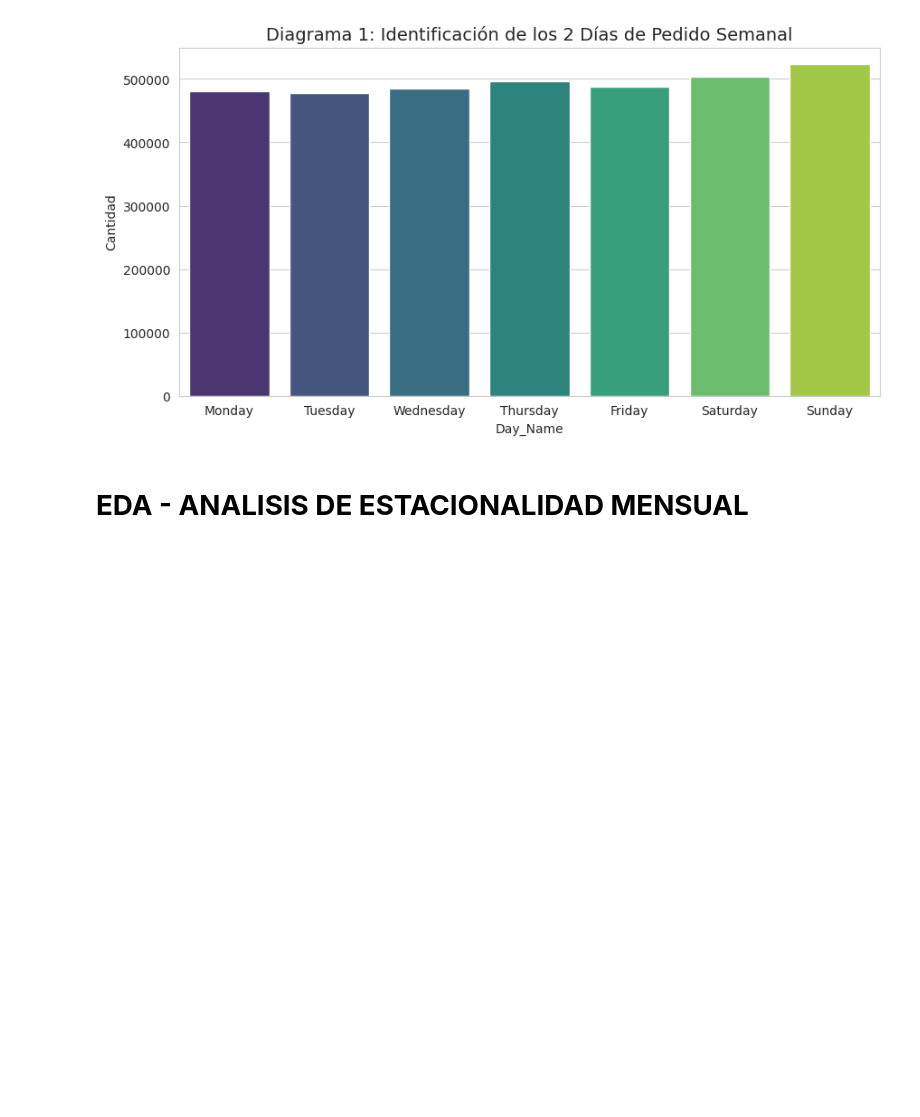
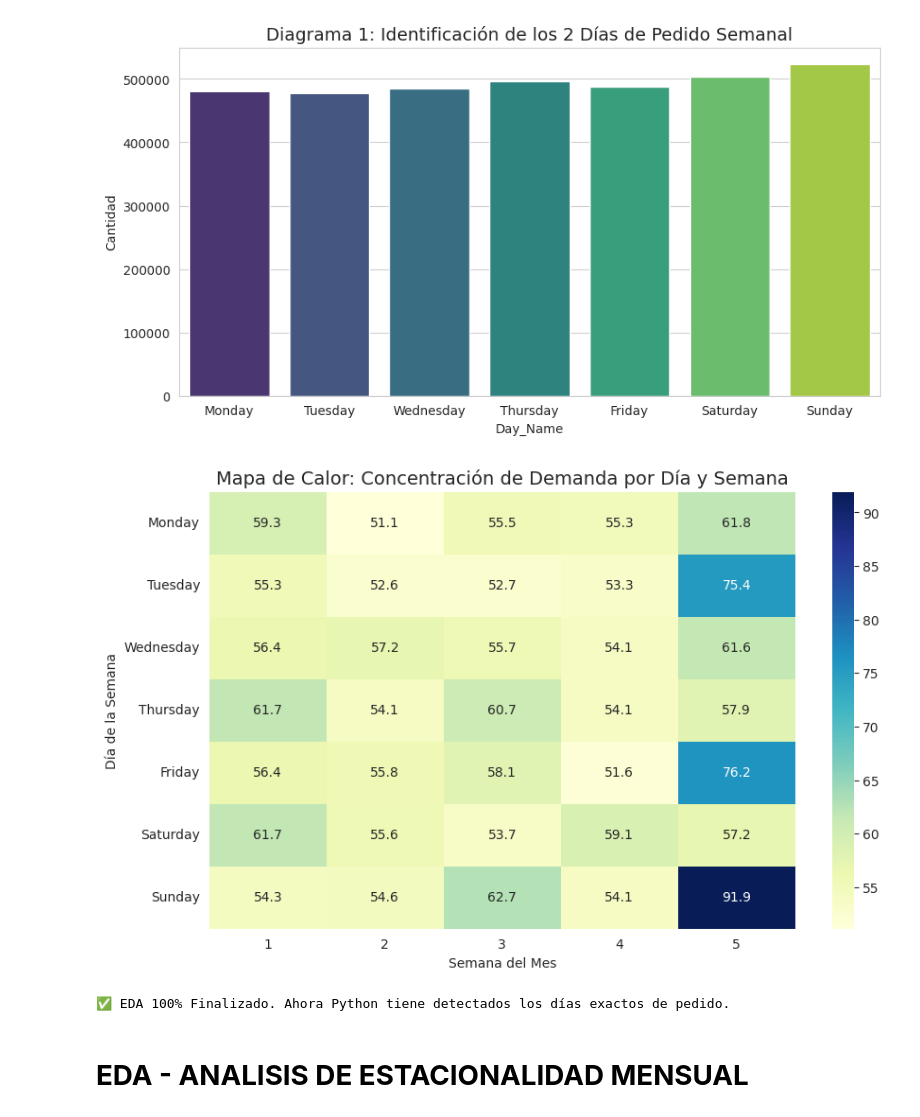
Before and after one commit to victoregomezf-maker/seminario, a Jupyter notebook: Predicción_de_demanda_insumos_medicos.ipynb, the cells around one changed output. Cells and saved outputs as stored; diff of their text form; code cells hidden in the pictures; blank space fills up the shorter version.

```diff
--- a/Predicción_de_demanda_insumos_medicos.ipynb
+++ b/Predicción_de_demanda_insumos_medicos.ipynb
@@ -197,6 +199,27 @@ Passing `palette` without assigning `hue` is deprecated and will be removed in v
 
   sns.barplot(data=df_plot_semanal, x='Day_Name', y='Cantidad',
 [figure]
+# %%
+# Creamos una tabla cruzada: Día de la semana vs Semana del Mes
+df_final['Semana_del_Mes'] = (df_final['Dia'] - 1) // 7 + 1
+
+# Agrupamos la demanda promedio
+heatmap_data = df_final.pivot_table(index='Day_Name',
+                                    columns='Semana_del_Mes',
+                                    values='Cantidad',
+                                    aggfunc='mean').reindex(dias_semana)
+
+plt.figure(figsize=(10, 6))
+sns.heatmap(heatmap_data, annot=True, cmap='YlGnBu', fmt=".1f")
+plt.title('Mapa de Calor: Concentración de Demanda por Día y Semana', fontsize=14)
+plt.ylabel('Día de la Semana')
+plt.xlabel('Semana del Mes')
+plt.show()
+
+print("✅ EDA 100% Finalizado. Ahora Python tiene detectados los días exactos de pedido.")
+# %% [output]
+[figure, added]
+✅ EDA 100% Finalizado. Ahora Python tiene detectados los días exactos de pedido.
 # %% [markdown]
 # **EDA - ANALISIS DE ESTACIONALIDAD MENSUAL**
 # %%
```
Also changed, not shown: parts of 21 cells of this notebook.
